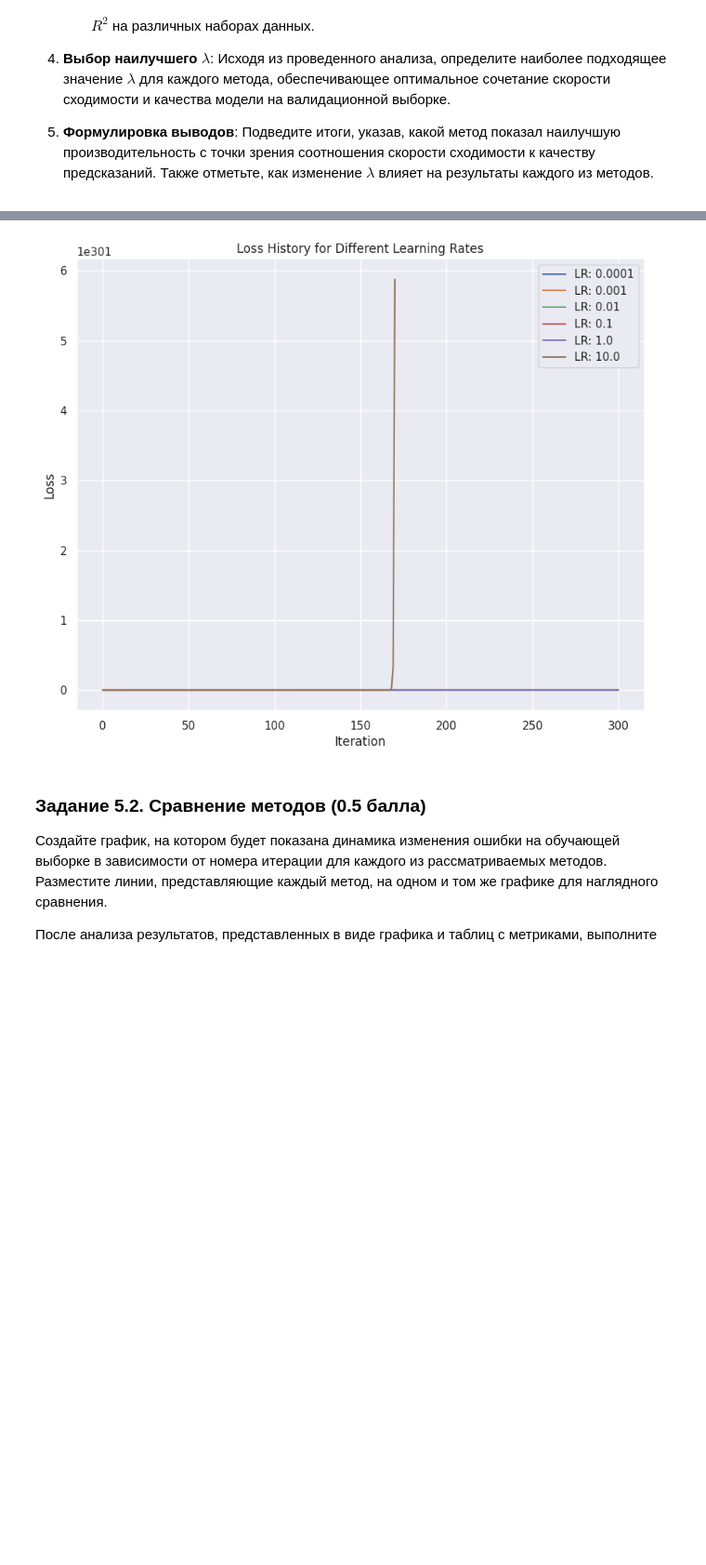
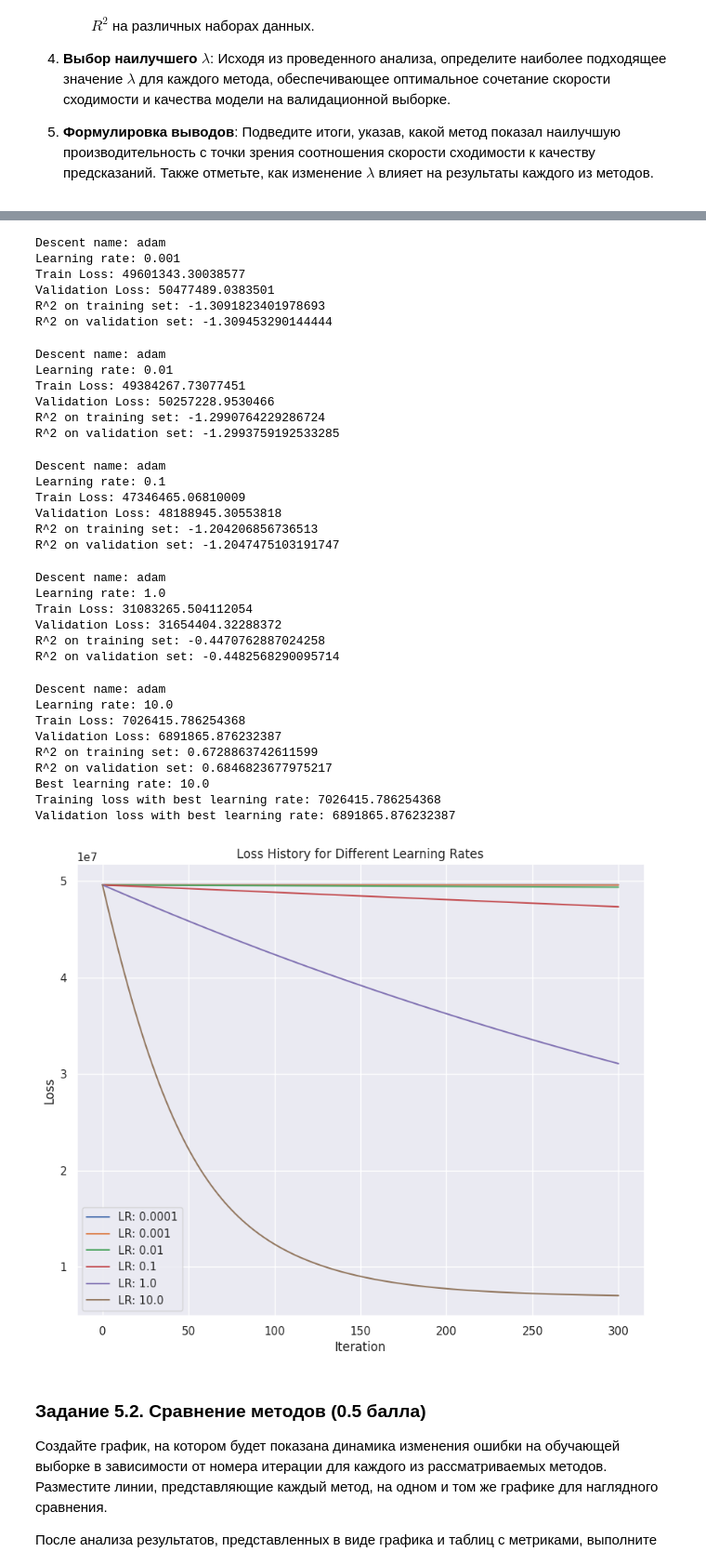
Before and after one commit to kopistas/ml_lab4, a Jupyter notebook: ML MAI & SBER. GD. LAB 4.ipynb, the cells around one changed output, grey strips where cells are left out. Shown at 93% size. Saved outputs shown, nothing was run; the diff lists cells and outputs as text; code cells hidden in the pictures; blank space fills up the shorter version.

Commit message:
fix every descents, add iterations and r2

```diff
--- a/ML MAI & SBER. GD. LAB 4.ipynb
+++ b/ML MAI & SBER. GD. LAB 4.ipynb
@@ -614,20 +634,30 @@ print(f"Тестовая выборка: {x_test.shape}, {y_test.shape}")
 # %%
+%autoreload 2
+
 import numpy as np
 import matplotlib.pyplot as plt
 from tqdm import tqdm
+
+from linear_regression import test_loading
+from descents import LossFunction
+
+test_loading()
 
 learning_rates = np.logspace(-4, 1, num=6)
 
 loss_histories = []
 
 # Перебор значений learning rate
+descent_name = "adam"
+
 for lr in tqdm(learning_rates, desc="Evaluating", leave=True):
 
     descent_config = {
-    'descent_name': 'full',
+    'descent_name': descent_name,
     'kwargs': {
         'dimension': x_train.shape[1],
-        'lambda_': lr
+        'lambda_': lr,
+        'loss_function': LossFunction.MAE
         }
     }
     model = LinearRegression(descent_config=descent_config)
@@ -639,10 +669,21 @@ for lr in tqdm(learning_rates, desc="Evaluating", leave=True):
 
     loss_histories.append((lr, model.loss_history, train_loss, val_loss))
 
+    r2_train = model.score(x_train, y_train)
+    r2_val = model.score(x_val, y_val)
+
+    print(f"Descent name: {descent_name}")
+    print(f"Learning rate: {lr}")
+    print(f"Train Loss: {train_loss}")
+    print(f"Validation Loss: {val_loss}")
+    print(f"R^2 on training set: {r2_train}")
+    print(f"R^2 on validation set: {r2_val}")
+
 best_lr, best_history, best_train_loss, best_val_loss = min(loss_histories, key=lambda x: x[3])
 print(f"Best learning rate: {best_lr}")
 print(f"Training loss with best learning rate: {best_train_loss}")
 print(f"Validation loss with best learning rate: {best_val_loss}")
+
 
 plt.figure(figsize=(10, 8))
 for lr, history, _, _ in loss_histories:
@@ -660,4 +705,37 @@ Validation loss with best learning rate: 6650466.559367189
+Descent name: adam
+Learning rate: 0.001
+Train Loss: 49601343.30038577
+Validation Loss: 50477489.0383501
+R^2 on training set: -1.3091823401978693
+R^2 on validation set: -1.309453290144444
+Descent name: adam
+Learning rate: 0.01
+Train Loss: 49384267.73077451
+Validation Loss: 50257228.9530466
+R^2 on training set: -1.2990764229286724
+R^2 on validation set: -1.2993759192533285
+Descent name: adam
+Learning rate: 0.1
+Train Loss: 47346465.06810009
+Validation Loss: 48188945.30553818
+R^2 on training set: -1.204206856736513
+R^2 on validation set: -1.2047475103191747
+Descent name: adam
+Learning rate: 1.0
+Train Loss: 31083265.504112054
+Validation Loss: 31654404.32288372
+R^2 on training set: -0.4470762887024258
+R^2 on validation set: -0.4482568290095714
+Descent name: adam
+Learning rate: 10.0
+Train Loss: 7026415.786254368
+Validation Loss: 6891865.876232387
+R^2 on training set: 0.6728863742611599
+R^2 on validation set: 0.6846823677975217
+Best learning rate: 10.0
+Training loss with best learning rate: 7026415.786254368
+Validation loss with best learning rate: 6891865.876232387
-[figure, old version]
+[figure, new version]
 # %% [markdown]
 ### Задание 5.2. Сравнение методов (0.5 балла)
 
```
Also changed, not shown: parts of 3 cells of this notebook, 2 other files.
